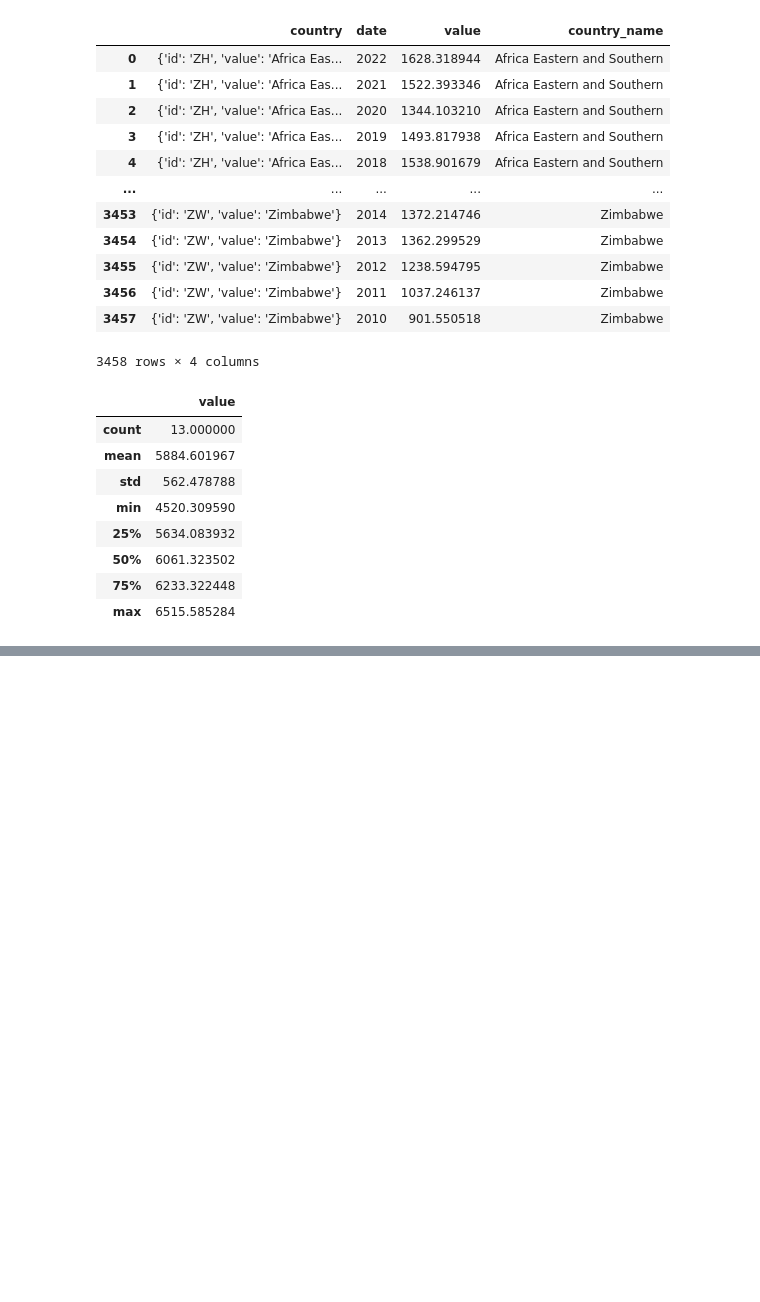
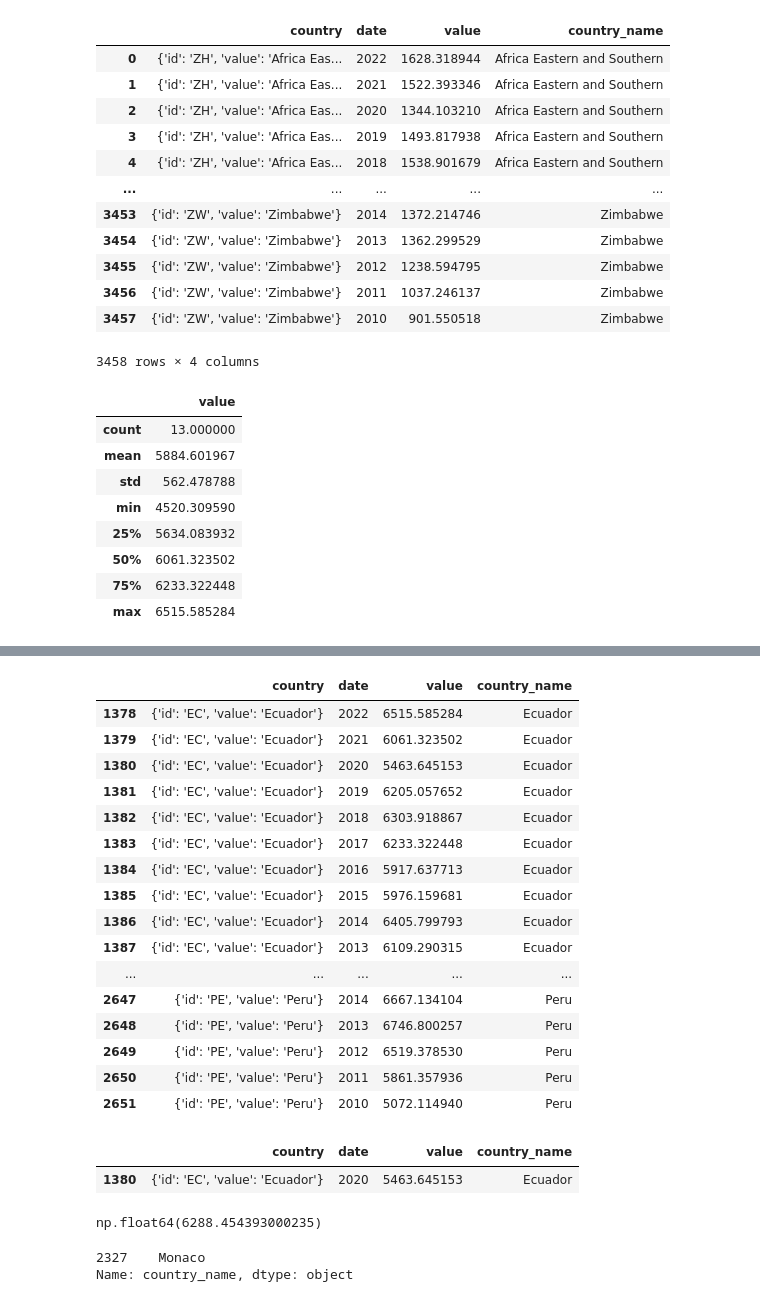
Before and after one commit to zsoffiy/Analisis_de_datos_proyecto1, a Jupyter notebook: Playground.ipynb, the cells around one changed output, grey strips where cells are left out. Saved outputs shown, nothing was run; the diff lists cells and outputs as text; code cells hidden in the pictures; blank space fills up the shorter version.

```diff
--- a/Playground.ipynb
+++ b/Playground.ipynb
@@ -177,0 +195,27 @@ df[df["country_name"] == "Ecuador"].describe()
+# %%
+paises = ["Ecuador", "Peru", "Japan"]
+# %%
+df[df["country_name"].isin(paises)]
+# %% [output]
+|  | country | date | value | country_name |
+| 1378 | {'id': 'EC', 'value': 'Ecuador'} | 2022 | 6515.585284 | Ecuador |
+| 1379 | {'id': 'EC', 'value': 'Ecuador'} | 2021 | 6061.323502 | Ecuador |
+| 1380 | {'id': 'EC', 'value': 'Ecuador'} | 2020 | 5463.645153 | Ecuador |
+| 1381 | {'id': 'EC', 'value': 'Ecuador'} | 2019 | 6205.057652 | Ecuador |
+| 1382 | {'id': 'EC', 'value': 'Ecuador'} | 2018 | 6303.918867 | Ecuador |
+| 1383 | {'id': 'EC', 'value': 'Ecuador'} | 2017 | 6233.322448 | Ecuador |
+| 1384 | {'id': 'EC', 'value': 'Ecuador'} | 2016 | 5917.637713 | Ecuador |
+| 1385 | {'id': 'EC', 'value': 'Ecuador'} | 2015 | 5976.159681 | Ecuador |
+| 1386 | {'id': 'EC', 'value': 'Ecuador'} | 2014 | 6405.799793 | Ecuador |
+| 1387 | {'id': 'EC', 'value': 'Ecuador'} | 2013 | 6109.290315 | Ecuador |
+| ... | ... | ... | ... | ... |
+| 2647 | {'id': 'PE', 'value': 'Peru'} | 2014 | 6667.134104 | Peru |
+| 2648 | {'id': 'PE', 'value': 'Peru'} | 2013 | 6746.800257 | Peru |
+| 2649 | {'id': 'PE', 'value': 'Peru'} | 2012 | 6519.378530 | Peru |
+| 2650 | {'id': 'PE', 'value': 'Peru'} | 2011 | 5861.357936 | Peru |
+| 2651 | {'id': 'PE', 'value': 'Peru'} | 2010 | 5072.114940 | Peru |
+# %%
+df[(df["date"] == "2020") & (df["country_name"] == "Ecuador")]
+# %% [output]
+|  | country | date | value | country_name |
+| 1380 | {'id': 'EC', 'value': 'Ecuador'} | 2020 | 5463.645153 | Ecuador |
@@ -177,0 +224,9 @@ df[df["country_name"] == "Ecuador"].describe()
+# %%
+df[(df["date"].isin(PIB_EC)) & (df["country_name"] == "Ecuador")]["value"].mean()
+# %% [output]
+np.float64(6288.454393000235)
+# %%
+df[df["value"] == df["value"].max()]["country_name"]
+# %% [output]
+2327    Monaco
+Name: country_name, dtype: object
```
Also changed, not shown: parts of 9 cells of this notebook.
